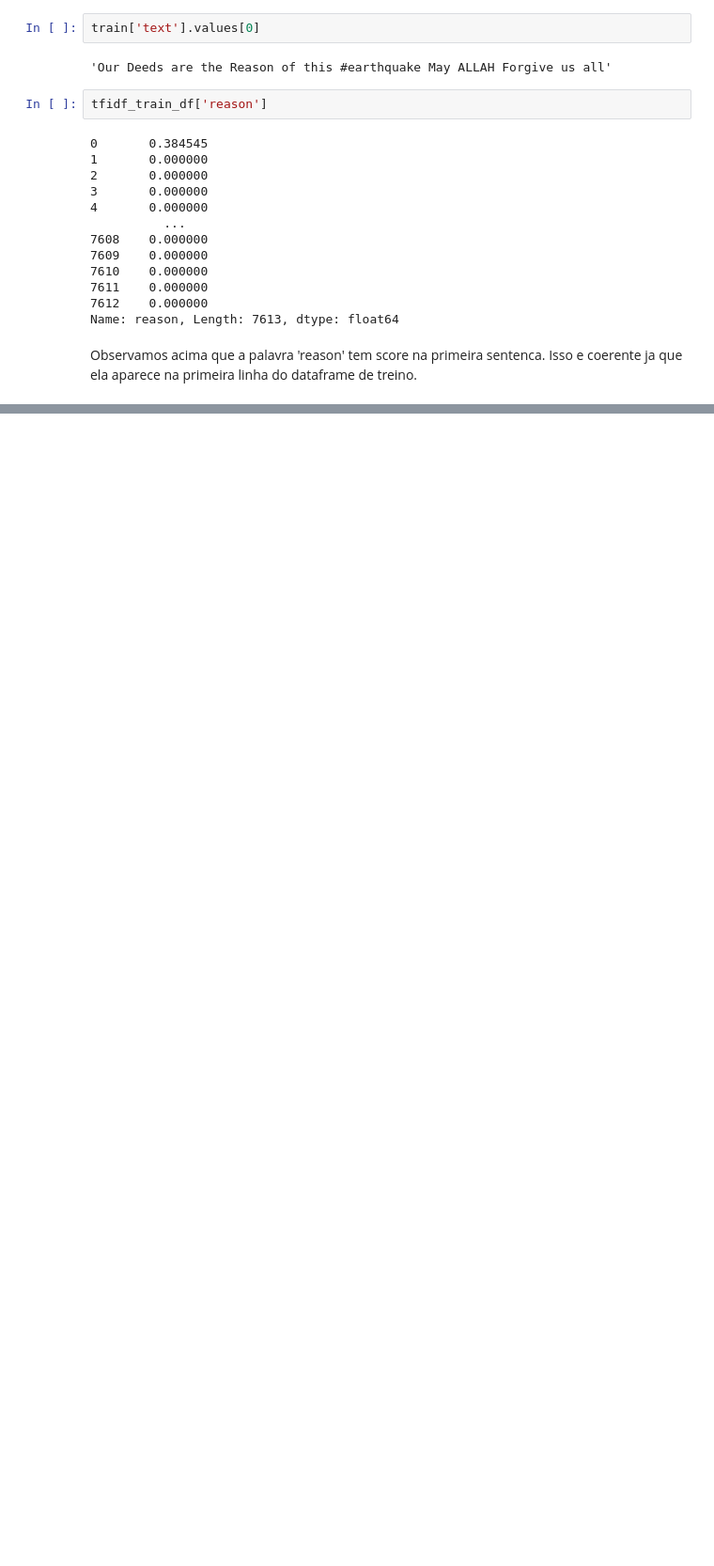
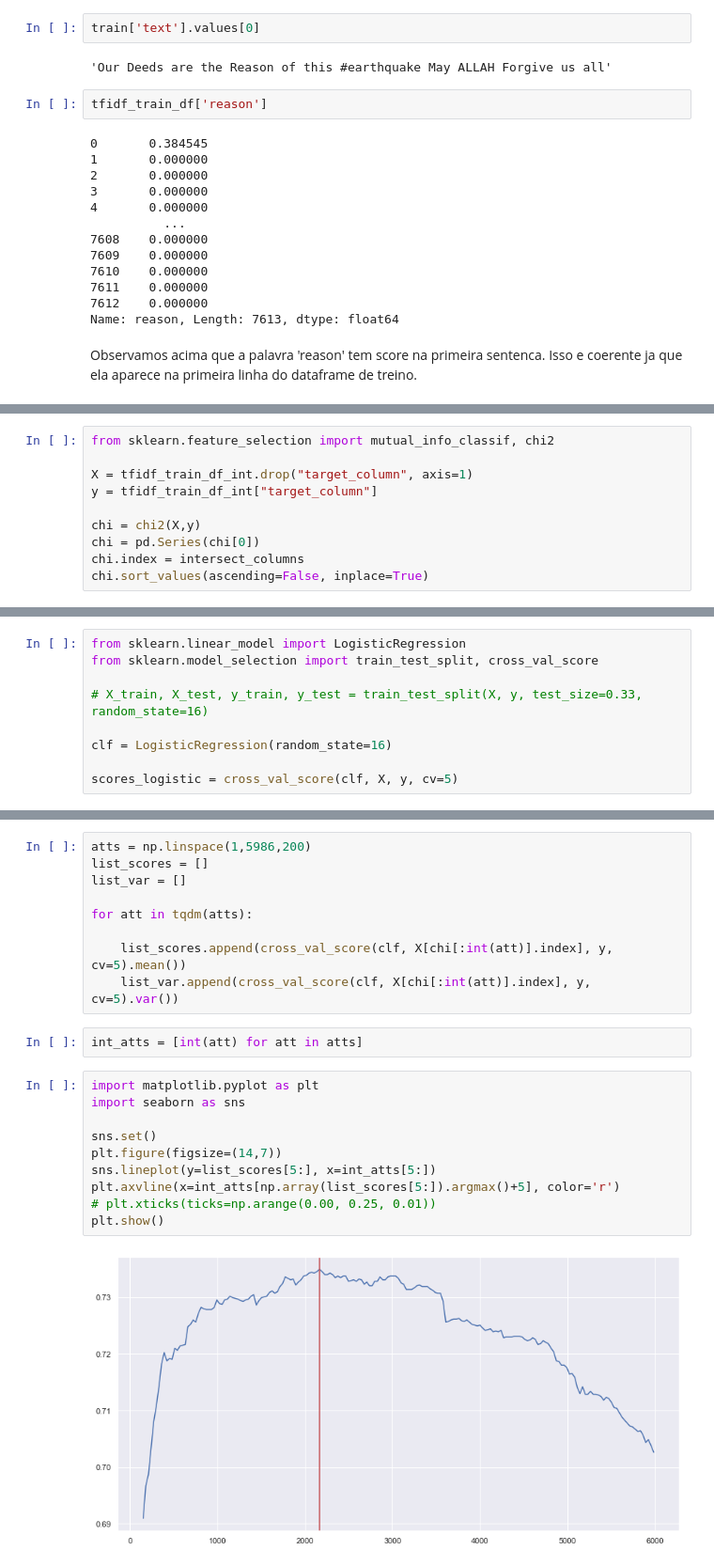
Before and after one commit to marcelo-campa/Analytica-Kaggle-NLP, a Jupyter notebook: kaggle_tweets.ipynb, the cells around one changed output, grey strips where cells are left out. Shown: that part at 94% size. Drawn from its saved outputs; the diff is of its cells as text; blank space fills up the shorter version.

```diff
--- a/kaggle_tweets.ipynb
+++ b/kaggle_tweets.ipynb
@@ -260,0 +297,10 @@ Observamos acima que a palavra 'reason' tem score na primeira sentenca. Isso e c
+# %%
+from sklearn.feature_selection import mutual_info_classif, chi2
+
+X = tfidf_train_df_int.drop("target_column", axis=1)
+y = tfidf_train_df_int["target_column"]
+
+chi = chi2(X,y)
+chi = pd.Series(chi[0])
+chi.index = intersect_columns
+chi.sort_values(ascending=False, inplace=True)
@@ -260,0 +327,9 @@ Observamos acima que a palavra 'reason' tem score na primeira sentenca. Isso e c
+# %%
+from sklearn.linear_model import LogisticRegression
+from sklearn.model_selection import train_test_split, cross_val_score
+
+# X_train, X_test, y_train, y_test = train_test_split(X, y, test_size=0.33, random_state=16)
+
+clf = LogisticRegression(random_state=16)
+
+scores_logistic = cross_val_score(clf, X, y, cv=5)
@@ -260,0 +346,23 @@ Observamos acima que a palavra 'reason' tem score na primeira sentenca. Isso e c
+# %%
+atts = np.linspace(1,5986,200)
+list_scores = []
+list_var = []
+
+for att in tqdm(atts):
+
+    list_scores.append(cross_val_score(clf, X[chi[:int(att)].index], y, cv=5).mean())
+    list_var.append(cross_val_score(clf, X[chi[:int(att)].index], y, cv=5).var())
+# %%
+int_atts = [int(att) for att in atts]
+# %%
+import matplotlib.pyplot as plt
+import seaborn as sns
+
+sns.set()
+plt.figure(figsize=(14,7))
+sns.lineplot(y=list_scores[5:], x=int_atts[5:])
+plt.axvline(x=int_atts[np.array(list_scores[5:]).argmax()+5], color='r')
+# plt.xticks(ticks=np.arange(0.00, 0.25, 0.01))
+plt.show()
+# %% [output]
+[figure, added]
```
Also changed, not shown: parts of 23 cells of this notebook.
